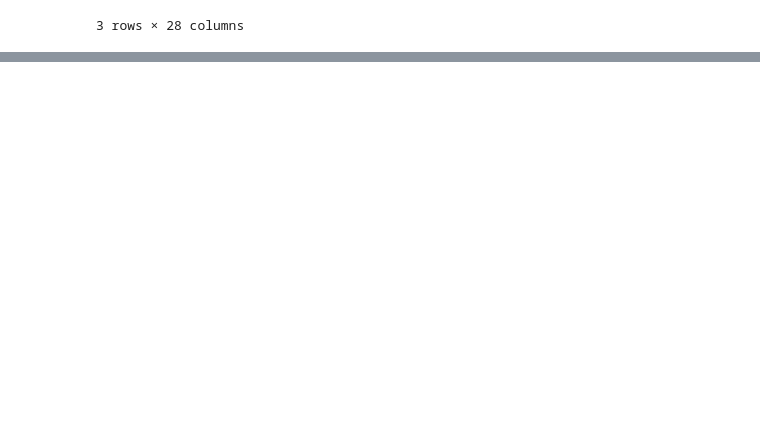
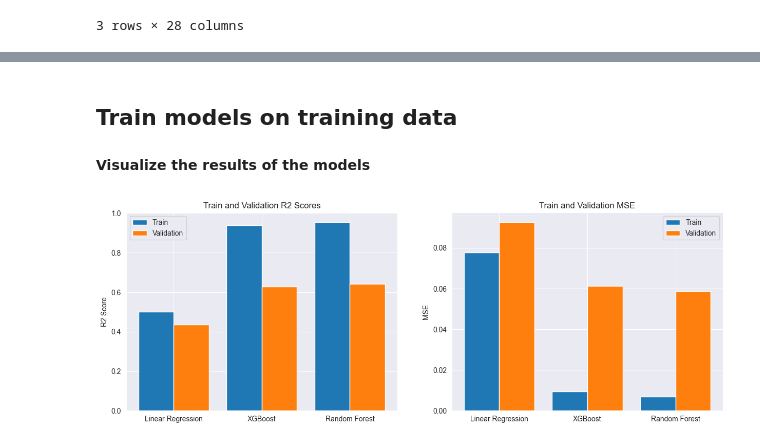
Before and after one commit to duongtruongbinh/IntroDS_FinalProject, a Jupyter notebook: src/Data_Modelling.ipynb, the cells around one changed output, grey strips where cells are left out. Saved outputs shown, nothing was run; the diff lists cells and outputs as text; code cells hidden in the pictures; blank space fills up the shorter version.

Commit message:
Done 90% modelling

```diff
--- a/src/Data_Modelling.ipynb
+++ b/src/Data_Modelling.ipynb
@@ -115,6 +138,6 @@ X_test, y_test = test_data[features], test_data[target]
 # %%
 models = {
     'Linear Regression': LinearRegression(),
-    'XGBoost': XGBRegressor(),
-    'Random Forest': RandomForestRegressor()
+    'XGBoost': XGBRegressor(n_jobs=-1),
+    'Random Forest': RandomForestRegressor(n_jobs=-1)
 }
@@ -498,0 +151,48 @@ Mean Squared Error on Test Set: 0.10347705771870745, 0.3787231024870662
+# %% [markdown]
+## Train models on training data
+# %%
+train_scores = {}
+val_scores = {}
+mse_train = {}
+mse_val = {}
+# Dùng vòng lặp để huấn luyện và vẽ learning curve cho từng mô hình
+for model_name, model in models.items():
+    model.fit(X_train, y_train)
+    train_scores[model_name] = model.score(X_train, y_train)
+    val_scores[model_name] = model.score(X_val, y_val)
+    mse_train[model_name] = mean_squared_error(y_train, model.predict(X_train))
+    mse_val[model_name] = mean_squared_error(y_val, model.predict(X_val))
+# %% [markdown]
+**Visualize the results of the models**
+# %%
+categories = list(train_scores.keys())
+train_values = list(train_scores.values())
+val_values = list(val_scores.values())
+mse_train_values = list(mse_train.values())
+mse_val_values = list(mse_val.values())
+
+indices = np.arange(len(categories))
+sns.set_style("darkgrid")
+fig, ax = plt.subplots(1, 2, figsize=(15, 5))
+
+# Biểu đồ cột đôi cho train scores
+ax[0].bar(indices - 0.2, train_values, width=0.4, label='Train')
+ax[0].bar(indices + 0.2, val_values, width=0.4, label='Validation')
+ax[0].set_ylabel('R2 Score')
+ax[0].set_xticks(indices)
+ax[0].set_xticklabels(categories)
+ax[0].set_title('Train and Validation R2 Scores')
+ax[0].legend()
+
+# Biểu đồ cột đôi cho MSE train
+ax[1].bar(indices - 0.2, mse_train_values, width=0.4, label='Train')
+ax[1].bar(indices + 0.2, mse_val_values, width=0.4, label='Validation')
+ax[1].set_xticks(indices)
+ax[1].set_ylabel('MSE')
+ax[1].set_xticklabels(categories)
+ax[1].set_title('Train and Validation MSE')
+ax[1].legend()
+
+plt.show()
+# %% [output]
+[figure, added]
```
Also changed, not shown: parts of 32 cells of this notebook.
